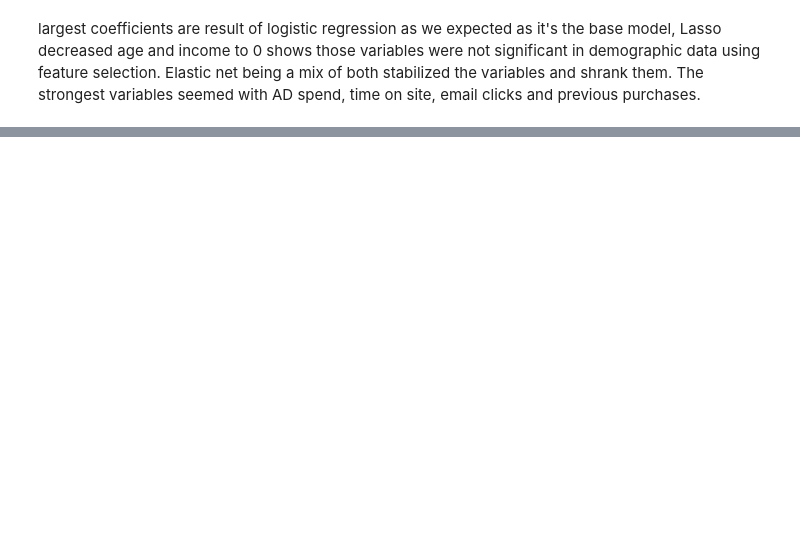
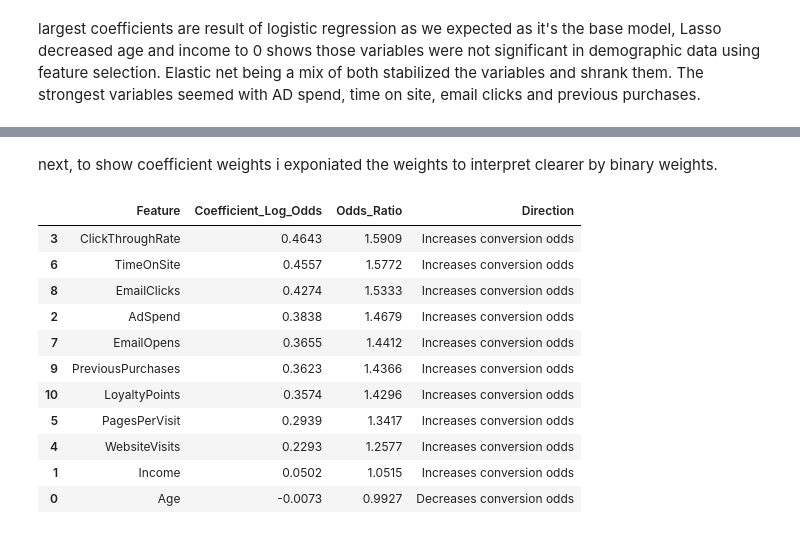
Before and after one commit to riverocel/capstone, a Jupyter notebook: week2_marketing.ipynb, the cells around one changed output, grey strips where cells are left out. Saved outputs shown, nothing was run; the diff lists cells and outputs as text; code cells hidden in the pictures; blank space fills up the shorter version.

```diff
--- a/week2_marketing.ipynb
+++ b/week2_marketing.ipynb
@@ -169,0 +351,42 @@ largest coefficients are result of logistic regression as we expected as it's th
+# %% [markdown]
+next, to show coefficient weights i exponiated the weights  to interpret clearer by binary weights.
+# %%
+
+final_logit_pipe = Pipeline([
+    ("scaler", StandardScaler()),
+    ("model", LogisticRegression(
+        max_iter=1000,
+        class_weight="balanced",
+        random_state=42
+    ))
+])
+
+final_logit_pipe.fit(X_train, y_train)
+final_model = final_logit_pipe.named_steps["model"]
+
+coef_interpretation = pd.DataFrame({
+    "Feature": features,
+    "Coefficient_Log_Odds": final_model.coef_[0],
+    "Odds_Ratio": np.exp(final_model.coef_[0])
+})
+
+coef_interpretation["Direction"] = np.where(
+    coef_interpretation["Odds_Ratio"] > 1,
+    "Increases conversion odds",
+    "Decreases conversion odds"
+)
+
+coef_interpretation.sort_values("Odds_Ratio", ascending=False).round(4)
+# %% [output]
+|  | Feature | Coefficient_Log_Odds | Odds_Ratio | Direction |
+| 3 | ClickThroughRate | 0.4643 | 1.5909 | Increases conversion odds |
+| 6 | TimeOnSite | 0.4557 | 1.5772 | Increases conversion odds |
+| 8 | EmailClicks | 0.4274 | 1.5333 | Increases conversion odds |
+| 2 | AdSpend | 0.3838 | 1.4679 | Increases conversion odds |
+| 7 | EmailOpens | 0.3655 | 1.4412 | Increases conversion odds |
+| 9 | PreviousPurchases | 0.3623 | 1.4366 | Increases conversion odds |
+| 10 | LoyaltyPoints | 0.3574 | 1.4296 | Increases conversion odds |
+| 5 | PagesPerVisit | 0.2939 | 1.3417 | Increases conversion odds |
+| 4 | WebsiteVisits | 0.2293 | 1.2577 | Increases conversion odds |
+| 1 | Income | 0.0502 | 1.0515 | Increases conversion odds |
+| 0 | Age | -0.0073 | 0.9927 | Decreases conversion odds |
```
Also changed, not shown: parts of 17 cells of this notebook, 1 other file.
